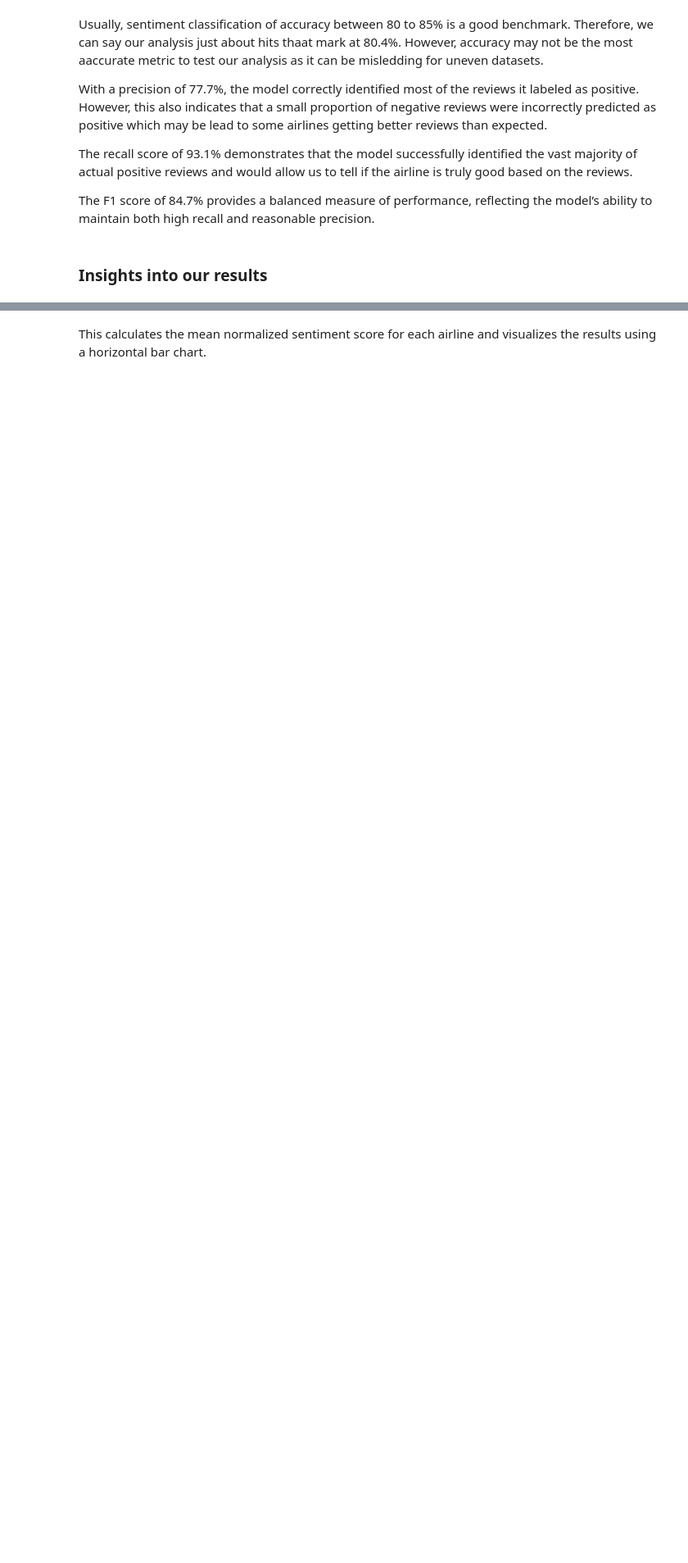
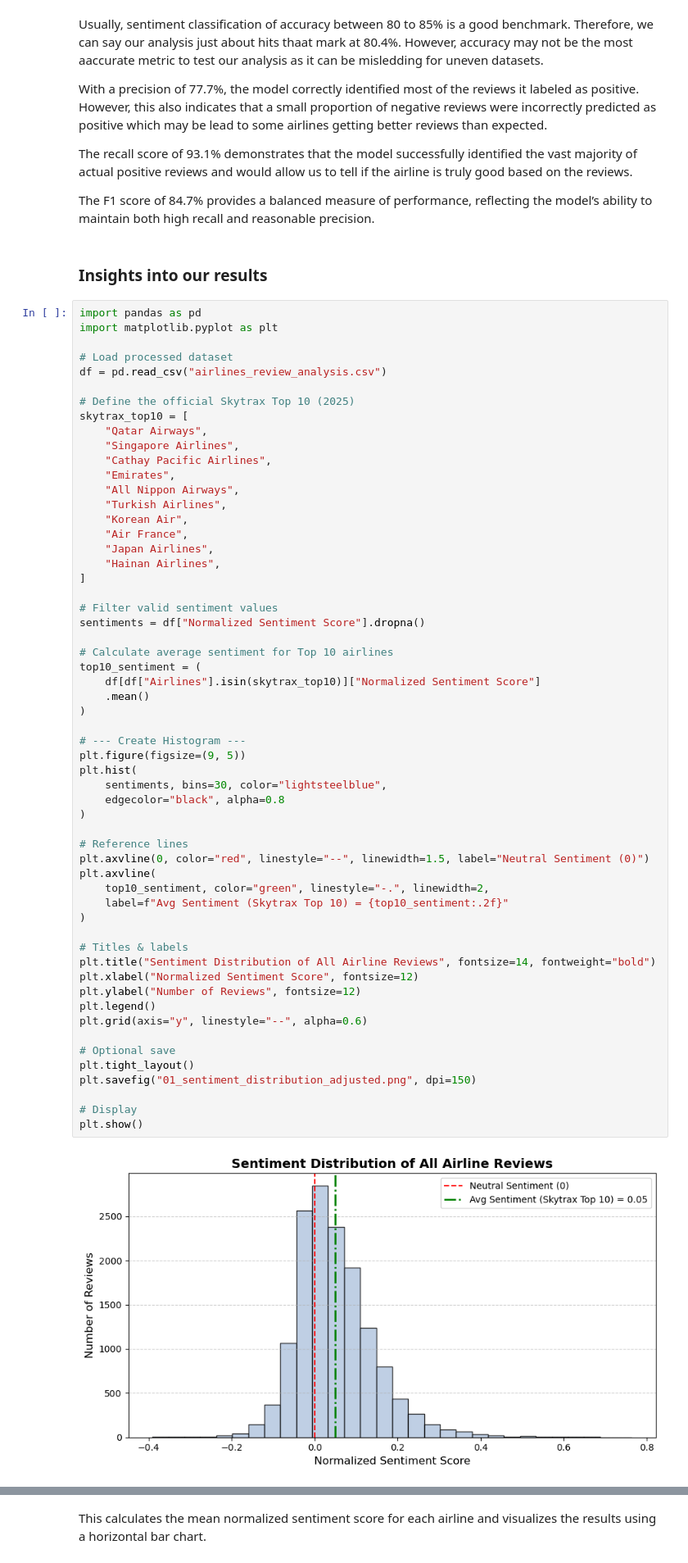
Before and after one commit to DyanelLancea/Airline-Review-Sentiement-Analysis, a Jupyter notebook: Airlines.ipynb, the cells around one changed output, grey strips where cells are left out. Shown at 82% size. Drawn from its saved outputs; the diff is of its cells as text; blank space fills up the shorter version.

```diff
--- a/Airlines.ipynb
+++ b/Airlines.ipynb
@@ -521,3 +521,62 @@ The recall score of 93.1% demonstrates that the model successfully identified th
 The F1 score of 84.7% provides a balanced measure of performance, reflecting the model’s ability to maintain both high recall and reasonable precision.
 # %% [markdown]
 ### Insights into our results
+# %%
+import pandas as pd
+import matplotlib.pyplot as plt
+
+# Load processed dataset
+df = pd.read_csv("airlines_review_analysis.csv")
+
+# Define the official Skytrax Top 10 (2025)
+skytrax_top10 = [
+    "Qatar Airways",
+    "Singapore Airlines",
+    "Cathay Pacific Airlines",
+    "Emirates",
+    "All Nippon Airways",
+    "Turkish Airlines",
+    "Korean Air",
+    "Air France",
+    "Japan Airlines",
+    "Hainan Airlines",
+]
+
+# Filter valid sentiment values
+sentiments = df["Normalized Sentiment Score"].dropna()
+
+# Calculate average sentiment for Top 10 airlines
+top10_sentiment = (
+    df[df["Airlines"].isin(skytrax_top10)]["Normalized Sentiment Score"]
+    .mean()
+)
+
+# --- Create Histogram ---
+plt.figure(figsize=(9, 5))
+plt.hist(
+    sentiments, bins=30, color="lightsteelblue",
+    edgecolor="black", alpha=0.8
+)
+
+# Reference lines
+plt.axvline(0, color="red", linestyle="--", linewidth=1.5, label="Neutral Sentiment (0)")
+plt.axvline(
+    top10_sentiment, color="green", linestyle="-.", linewidth=2,
+    label=f"Avg Sentiment (Skytrax Top 10) = {top10_sentiment:.2f}"
+)
+
+# Titles & labels
+plt.title("Sentiment Distribution of All Airline Reviews", fontsize=14, fontweight="bold")
+plt.xlabel("Normalized Sentiment Score", fontsize=12)
+plt.ylabel("Number of Reviews", fontsize=12)
+plt.legend()
+plt.grid(axis="y", linestyle="--", alpha=0.6)
+
+# Optional save
+plt.tight_layout()
+plt.savefig("01_sentiment_distribution_adjusted.png", dpi=150)
+
+# Display
+plt.show()
+# %% [output]
+[figure, added]
```
Also changed, not shown: parts of 10 cells of this notebook.
